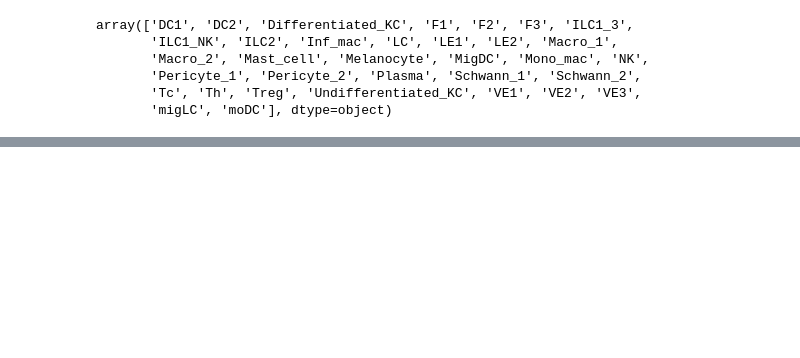
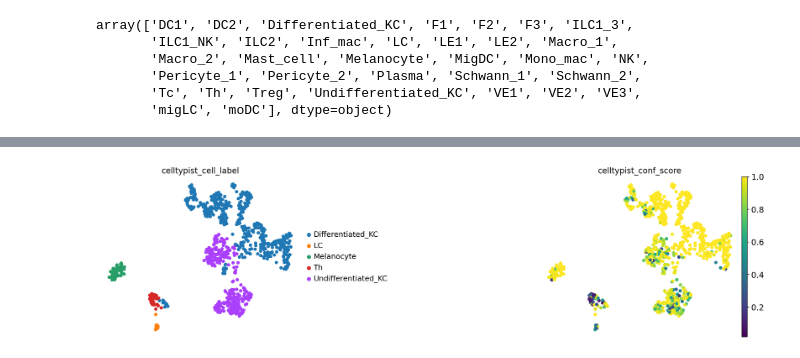
Before and after one commit to PhilipPeffer/scRNA-seq-analysis, a Jupyter notebook: cellular_structure/annotation/annotation.ipynb, the cells around one changed output, grey strips where cells are left out. Cells and saved outputs as stored; diff of their text form; code cells hidden in the pictures; blank space fills up the shorter version.

```diff
--- a/cellular_structure/annotation/annotation.ipynb
+++ b/cellular_structure/annotation/annotation.ipynb
@@ -48,6 +144,6 @@ AnnData object with n_obs × n_vars = 892 × 236796
 # %%
-adata_celltypist = adata.copy()  # make a copy of our adata
-adata_celltypist.X = adata.layers["counts"]  # set adata.X to raw counts
+adata_celltypist = adata_sym.copy()  # make a copy of our adata
+adata_celltypist.X = adata_sym.layers["counts"]  # set adata.X to raw counts
 sc.pp.normalize_total(
     adata_celltypist, target_sum=10**4
 )  # normalize to 10,000 counts per cell
@@ -75,9 +171,3 @@ array(['DC1', 'DC2', 'Differentiated_KC', 'F1', 'F2', 'F3', 'ILC1_3',
        'Pericyte_1', 'Pericyte_2', 'Plasma', 'Schwann_1', 'Schwann_2',
        'Tc', 'Th', 'Treg', 'Undifferentiated_KC', 'VE1', 'VE2', 'VE3',
        'migLC', 'moDC'], dtype=object)
-# %%
-adata_celltypist.var_names = adata_celltypist.var['gene_symbol']
-# %%
-na_genes = adata_celltypist.var['gene_symbol'].isna()
-adata_celltypist.var = adata_celltypist.var.loc[~(na_genes), :]
-adata_celltypist.X = adata_celltypist.X[:, np.logical_not(na_genes)]
@@ -91,0 +189,22 @@ TypeError: unsupported operand type(s) for +: 'float' and 'str'
+# %%
+# transform predictions to AnnData object
+predictions_adata = predictions.to_adata()
+
+# copy the results to the original AnnData object
+adata.obs["celltypist_cell_label"] = predictions_adata.obs.loc[
+    adata.obs.index, "majority_voting"
+]
+adata.obs["celltypist_conf_score"] = predictions_adata.obs.loc[
+    adata.obs.index, "conf_score"
+]
+# %%
+# plot results
+sc.pl.umap(
+    adata,
+    color=["celltypist_cell_label", "celltypist_conf_score"],
+    frameon=False,
+    sort_order=False,
+    wspace=1,
+)
+# %% [output]
+[figure, added]
```
Also changed, not shown: parts of 21 cells of this notebook.
